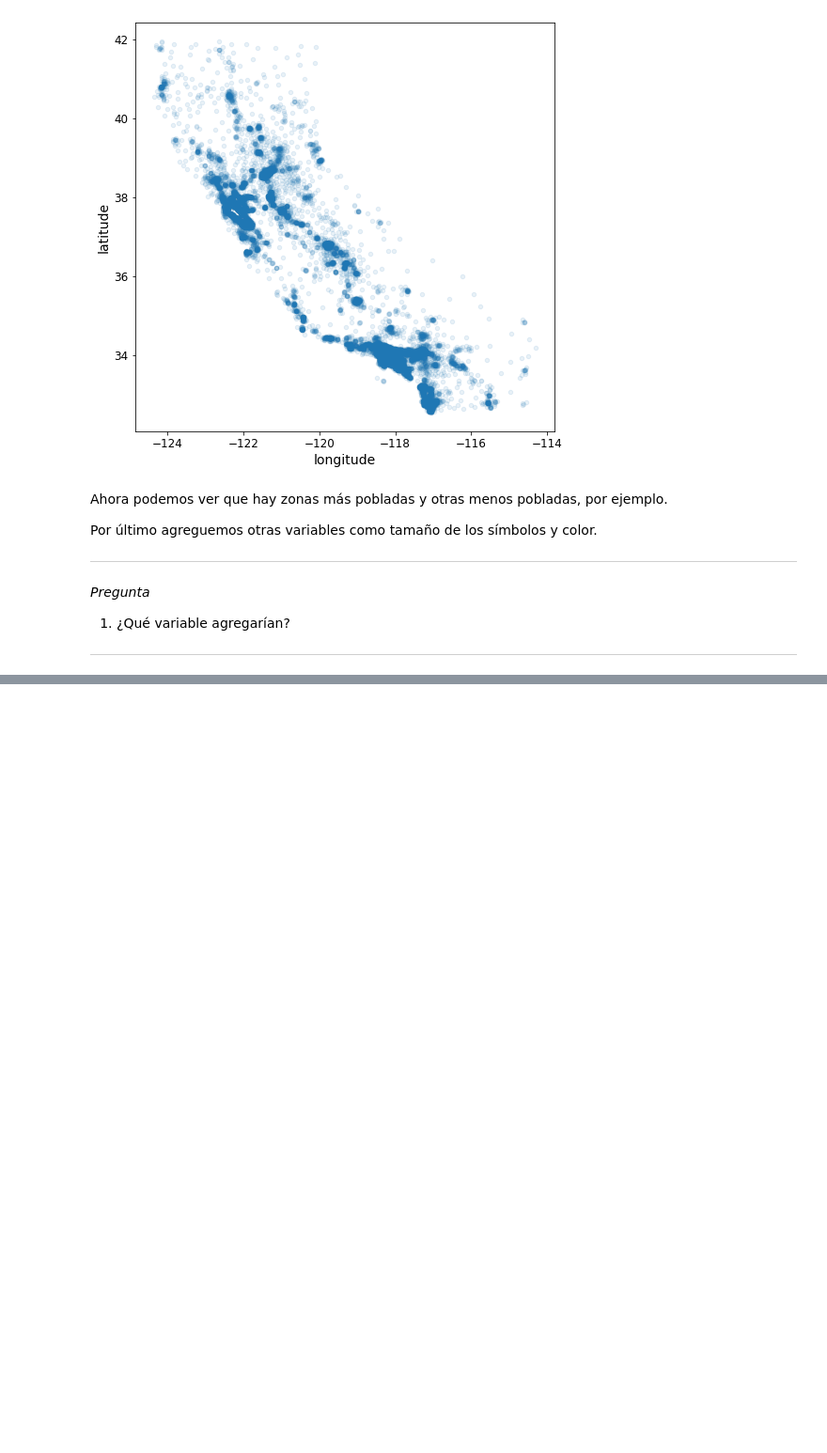
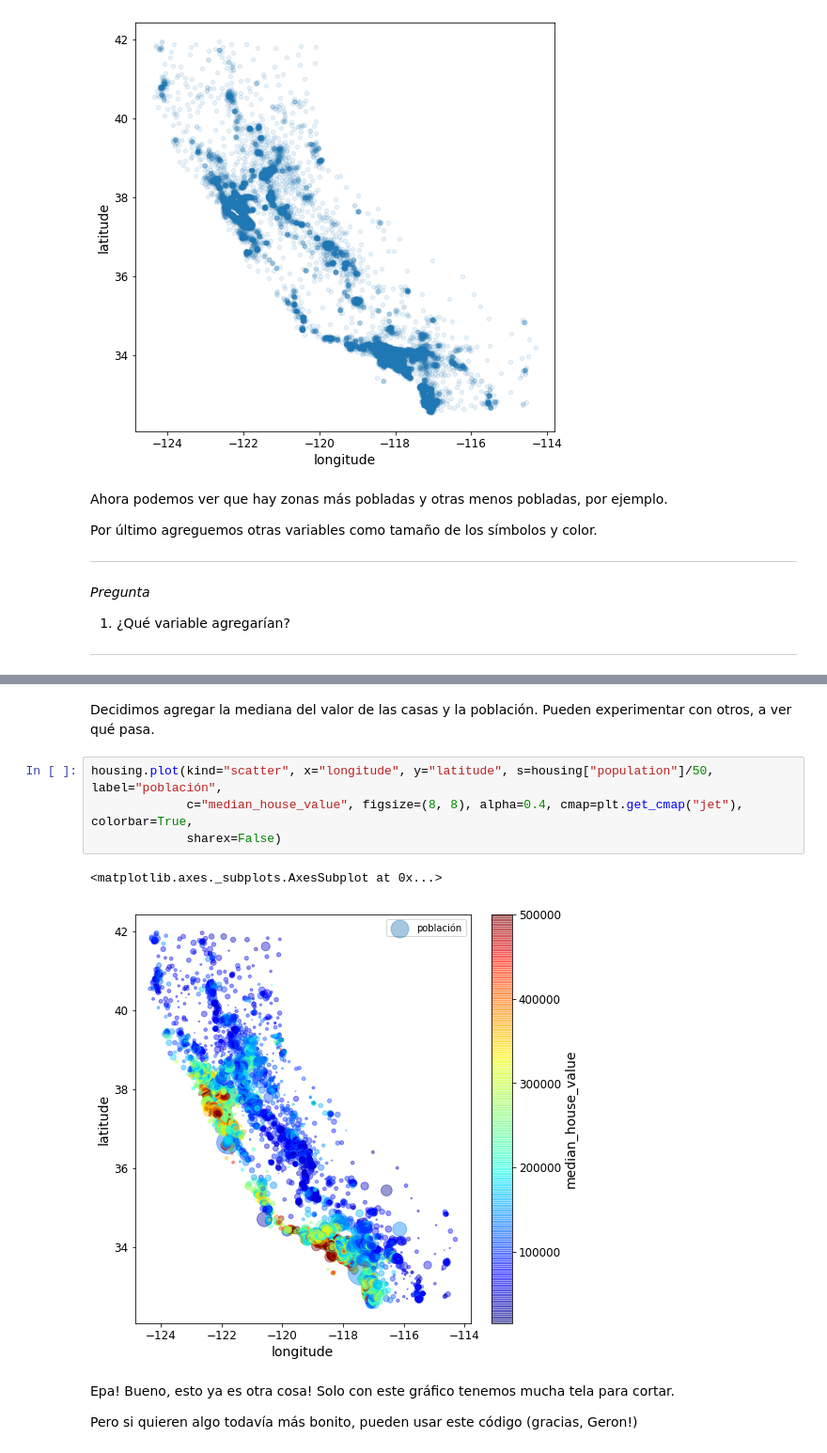
Before and after one commit to JavierGold/ML_UNSAM-2-2020, a Jupyter notebook: 01_Intro.ipynb, the cells around one changed output, grey strips where cells are left out. Shown at 94% size. Saved outputs shown, nothing was run; the diff lists cells and outputs as text; blank space fills up the shorter version.

```diff
--- a/01_Intro.ipynb
+++ b/01_Intro.ipynb
@@ -242,0 +246,13 @@ Por último agreguemos otras variables como tamaño de los símbolos y color.
+# %% [markdown]
+Decidimos agregar la mediana del valor de las casas y la población. Pueden experimentar con otros, a ver qué pasa.
+# %%
+housing.plot(kind="scatter", x="longitude", y="latitude", s=housing["population"]/50, label="población",
+             c="median_house_value", figsize=(8, 8), alpha=0.4, cmap=plt.get_cmap("jet"), colorbar=True,
+             sharex=False)
+# %% [output]
+<matplotlib.axes._subplots.AxesSubplot at 0x...>
+[figure, added]
+# %% [markdown]
+Epa! Bueno, esto ya es otra cosa! Solo con este gráfico tenemos mucha tela para cortar.
+
+Pero si quieren algo todavía más bonito, pueden usar este código (gracias, Geron!)
```
Also changed, not shown: parts of 11 cells of this notebook.
